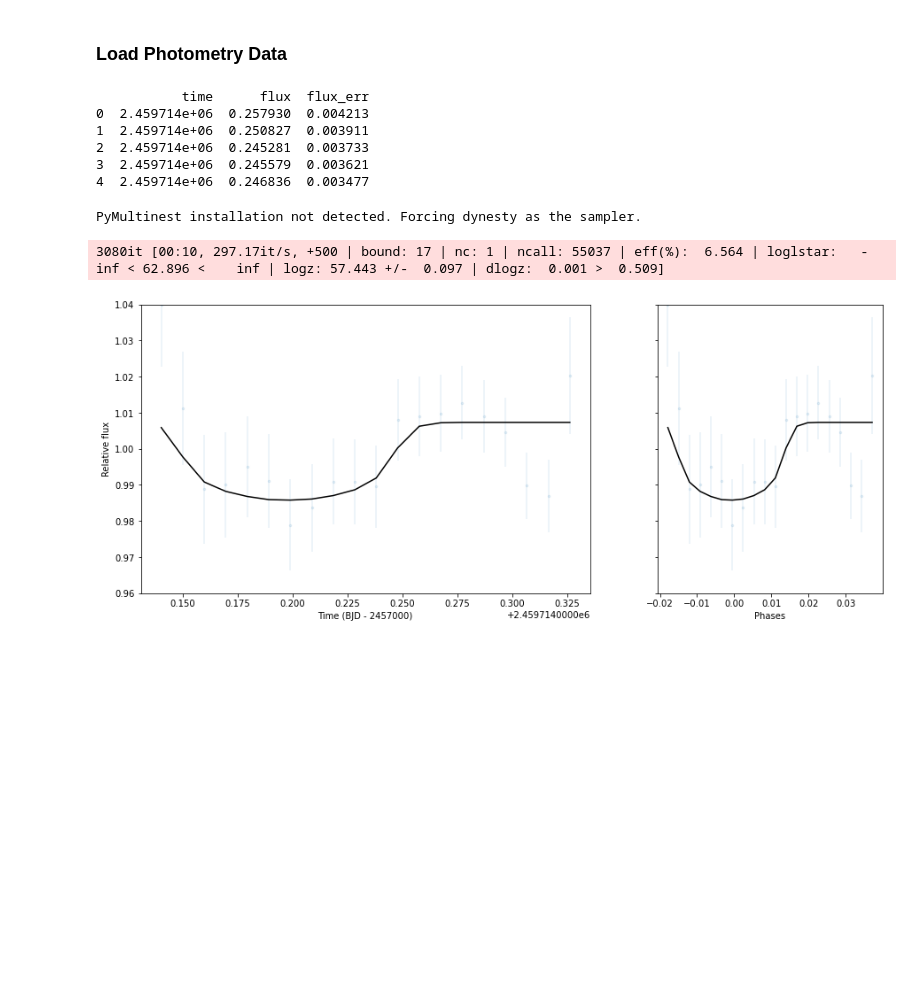
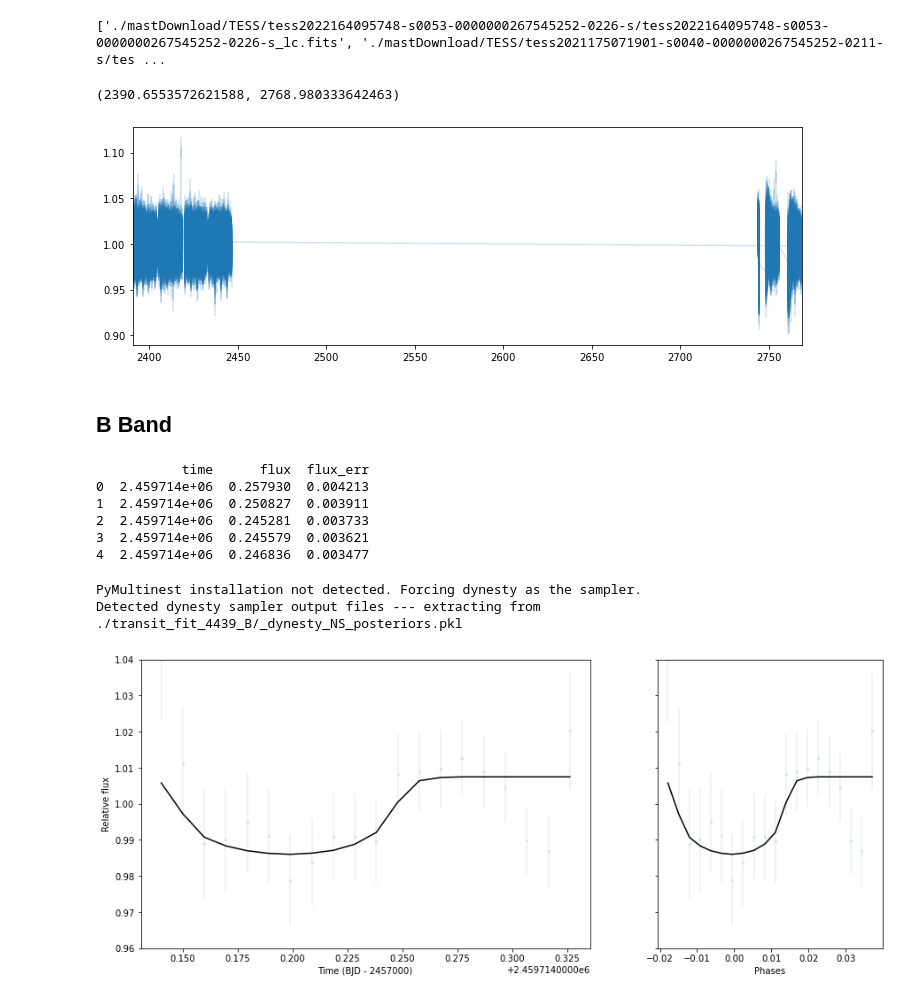
Before and after one commit to Lukeli0425/Exoplanet-Fit, a Jupyter notebook: transit_fit_4439.ipynb, the cells around one changed output. Saved outputs shown, nothing was run; the diff lists cells and outputs as text; code cells hidden in the pictures; blank space fills up the shorter version.

```diff
--- a/transit_fit_4439.ipynb
+++ b/transit_fit_4439.ipynb
@@ -14 +16,13 @@ import lightkurve as lk
+# %%
+# Function to wrap around juliet's get_TESS_data function to deal with multiple TESS sectors
+def juliet_get_tess_data(lkf):
+    for indf,thisf in enumerate(lkf):
+        thist,thisf,thisferr = juliet.get_TESS_data(thisf)
+        if indf == 0:
+            t,f,ferr = thist,thisf,thisferr
+        else:
+            t,f,ferr = np.concatenate((t,thist)), np.concatenate((f,thisf)), \
+                np.concatenate((ferr,thisferr))
+
+    return t,f,ferr
 # %%
@@ -16,8 +33,34 @@ p1 = 3.37923577236328  # period in days
 perr1 = .0001425314  # error on period in days
 tc1 = 2459420.207144  # transit midpoint in full JD unit (begins with 24xxxxx)
 tcerr1 = .0018298243  # transit midpoint in days
-# %% [markdown]
-### Load Photometry Data
+# %%
+# download the lightcurve using lightkurve ;)
+# Make sure to change the my_dir to the download folder you want!
+my_dir = './'
+lkfile = lk.search.search_lightcurvefile('TOI 4439', mission='TESS')
+lkf = lkfile.download_all(download_dir=my_dir)
+# %%
+# juliet needs the fits file
+lkf = glob.glob(os.path.join(my_dir, 'mastDownload/*/*/tess*.fits'))
+print(lkf)
+# %% [output]
+['./mastDownload/TESS/tess2022164095748-s0053-0000000267545252-0226-s/tess2022164095748-s0053-0000000267545252-0226-s_lc.fits', './mastDownload/TESS/tess2021175071901-s0040-0000000267545252-0211-s/tes ...
+# %%
+t,f,ferr = juliet_get_tess_data(lkf)
+# %%
+# Put data arrays into dictionaries so we can fit it with juliet:
+times, fluxes, fluxes_error = {},{},{}
+times['TESS'], fluxes['TESS'], fluxes_error['TESS'] = t,f,ferr
+
+# Plot data:
+plt.figure(figsize=(12,4))
+plt.errorbar(t,f, yerr=ferr, fmt='.',alpha=0.2)
+plt.xlim([np.min(t),np.max(t)])
+# %% [output]
+(2390.6553572621588, 2768.980333642463)
+[figure, added]
+# %% [markdown]
+## B Band
 # %%
 photo_file = f'./photometry_data/TOI-4439-B.csv'
 df = pd.read_csv(photo_file)
@@ -47,7 +90,7 @@ dataset = juliet.load(priors=f'./transit_fit_4439_B/priors.txt', \
 results = dataset.fit()
 # %% [output]
 PyMultinest installation not detected. Forcing dynesty as the sampler.
+Detected dynesty sampler output files --- extracting from ./transit_fit_4439_B/_dynesty_NS_posteriors.pkl
-3080it [00:10, 297.17it/s, +500 | bound: 17 | nc: 1 | ncall: 55037 | eff(%):  6.564 | loglstar:   -inf < 62.896 <    inf | logz: 57.443 +/-  0.097 | dlogz:  0.001 >  0.509]
 # %%
 # Extract transit model prediction given the data:
 transit_model = results.lc.evaluate('TESS')
```
Also changed, not shown: parts of 2 cells of this notebook, 15 other files.
